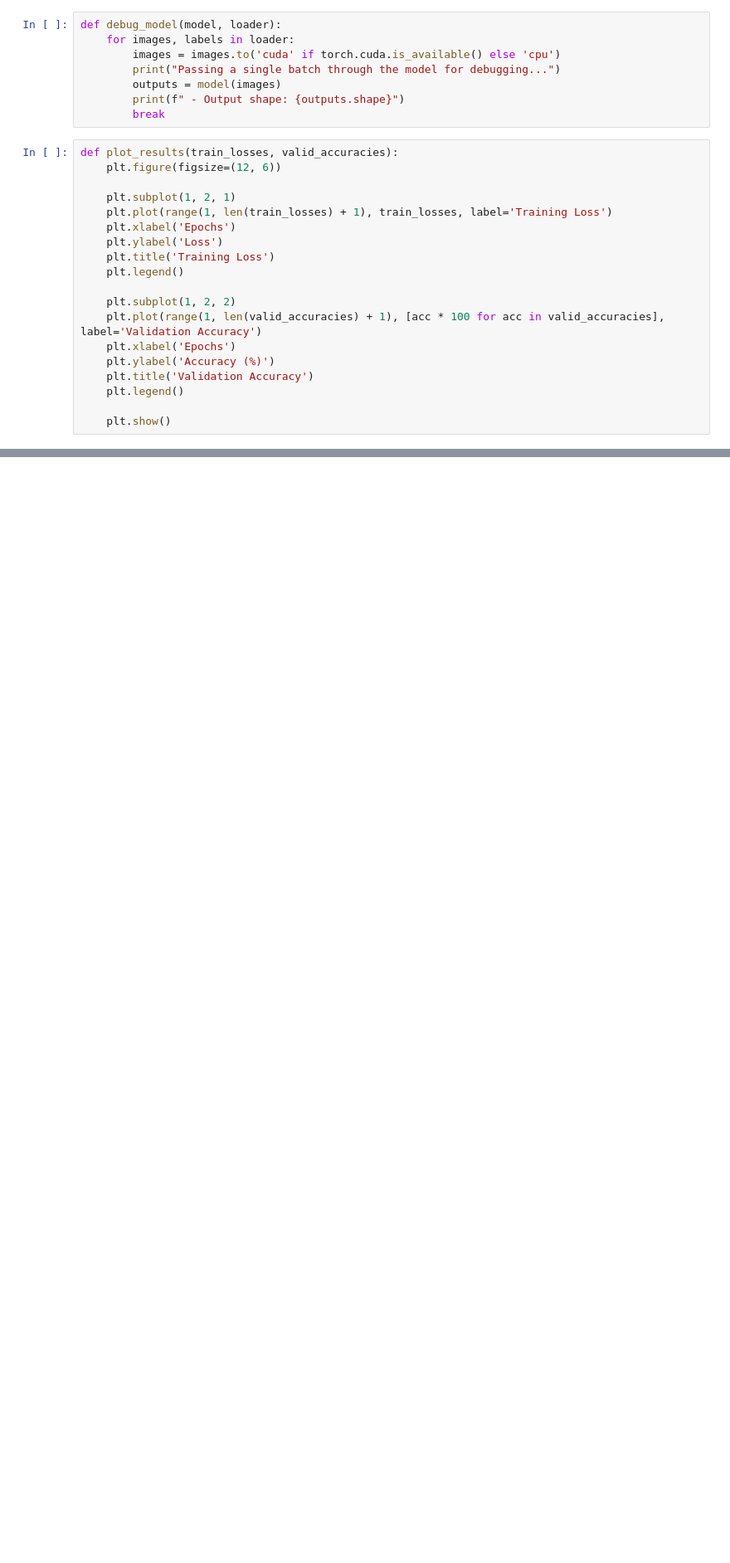
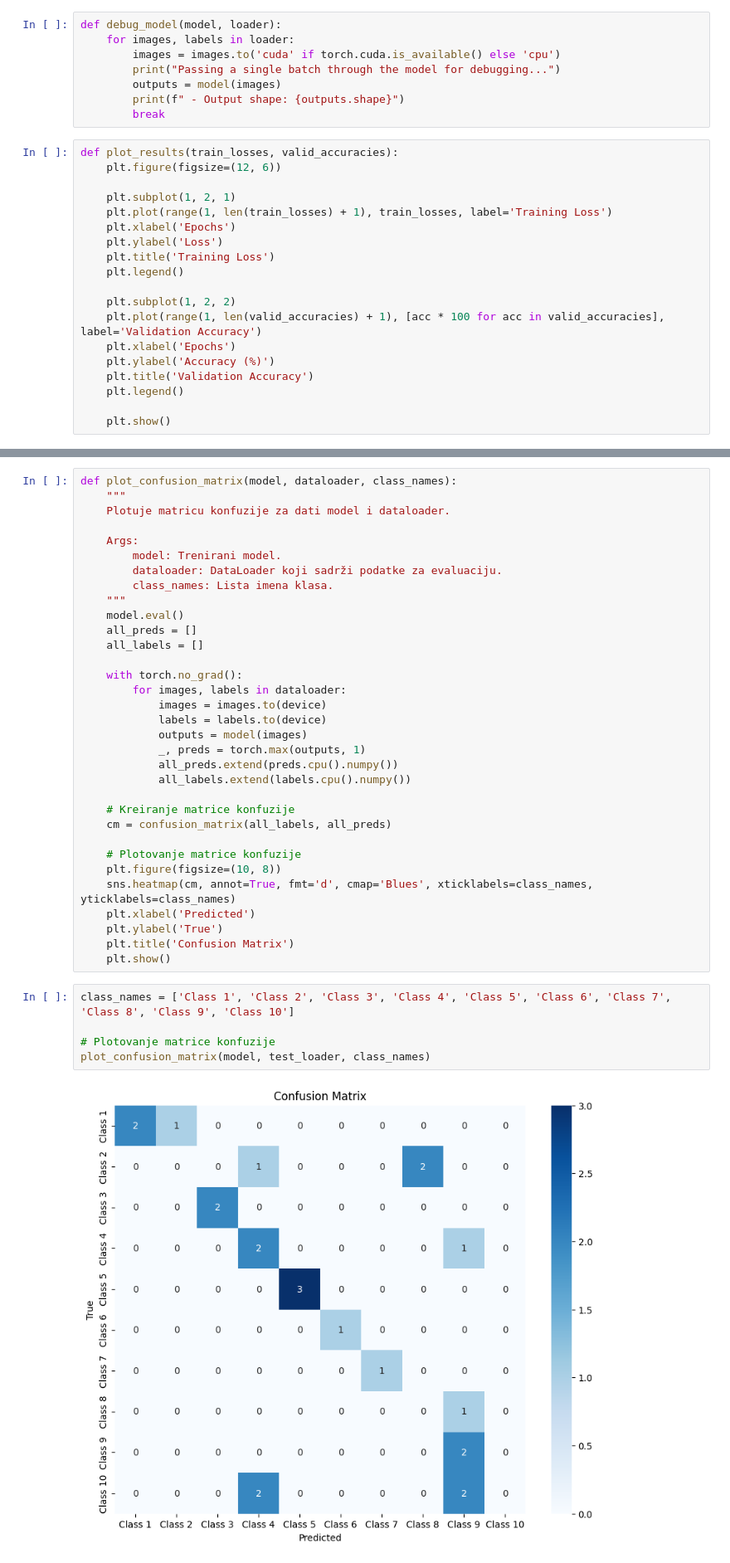
Before and after one commit to aletrailo/ml_matf, a Jupyter notebook: Sara.ipynb, the cells around one changed output, grey strips where cells are left out. Shown at 83% size. Drawn from its saved outputs; the diff is of its cells as text; blank space fills up the shorter version.

```diff
--- a/Sara.ipynb
+++ b/Sara.ipynb
@@ -402,0 +585,40 @@ train_model(vgg16_model, train_loader, valid_loader)"""
+# %%
+def plot_confusion_matrix(model, dataloader, class_names):
+    """
+    Plotuje matricu konfuzije za dati model i dataloader.
+
+    Args:
+        model: Trenirani model.
+        dataloader: DataLoader koji sadrži podatke za evaluaciju.
+        class_names: Lista imena klasa.
+    """
+    model.eval()
+    all_preds = []
+    all_labels = []
+
+    with torch.no_grad():
+        for images, labels in dataloader:
+            images = images.to(device)
+            labels = labels.to(device)
+            outputs = model(images)
+            _, preds = torch.max(outputs, 1)
+            all_preds.extend(preds.cpu().numpy())
+            all_labels.extend(labels.cpu().numpy())
+
+    # Kreiranje matrice konfuzije
+    cm = confusion_matrix(all_labels, all_preds)
+
+    # Plotovanje matrice konfuzije
+    plt.figure(figsize=(10, 8))
+    sns.heatmap(cm, annot=True, fmt='d', cmap='Blues', xticklabels=class_names, yticklabels=class_names)
+    plt.xlabel('Predicted')
+    plt.ylabel('True')
+    plt.title('Confusion Matrix')
+    plt.show()
+# %%
+class_names = ['Class 1', 'Class 2', 'Class 3', 'Class 4', 'Class 5', 'Class 6', 'Class 7', 'Class 8', 'Class 9', 'Class 10']
+
+# Plotovanje matrice konfuzije
+plot_confusion_matrix(model, test_loader, class_names)
+# %% [output]
+[figure, added]
```
Also changed, not shown: parts of 21 cells of this notebook.
